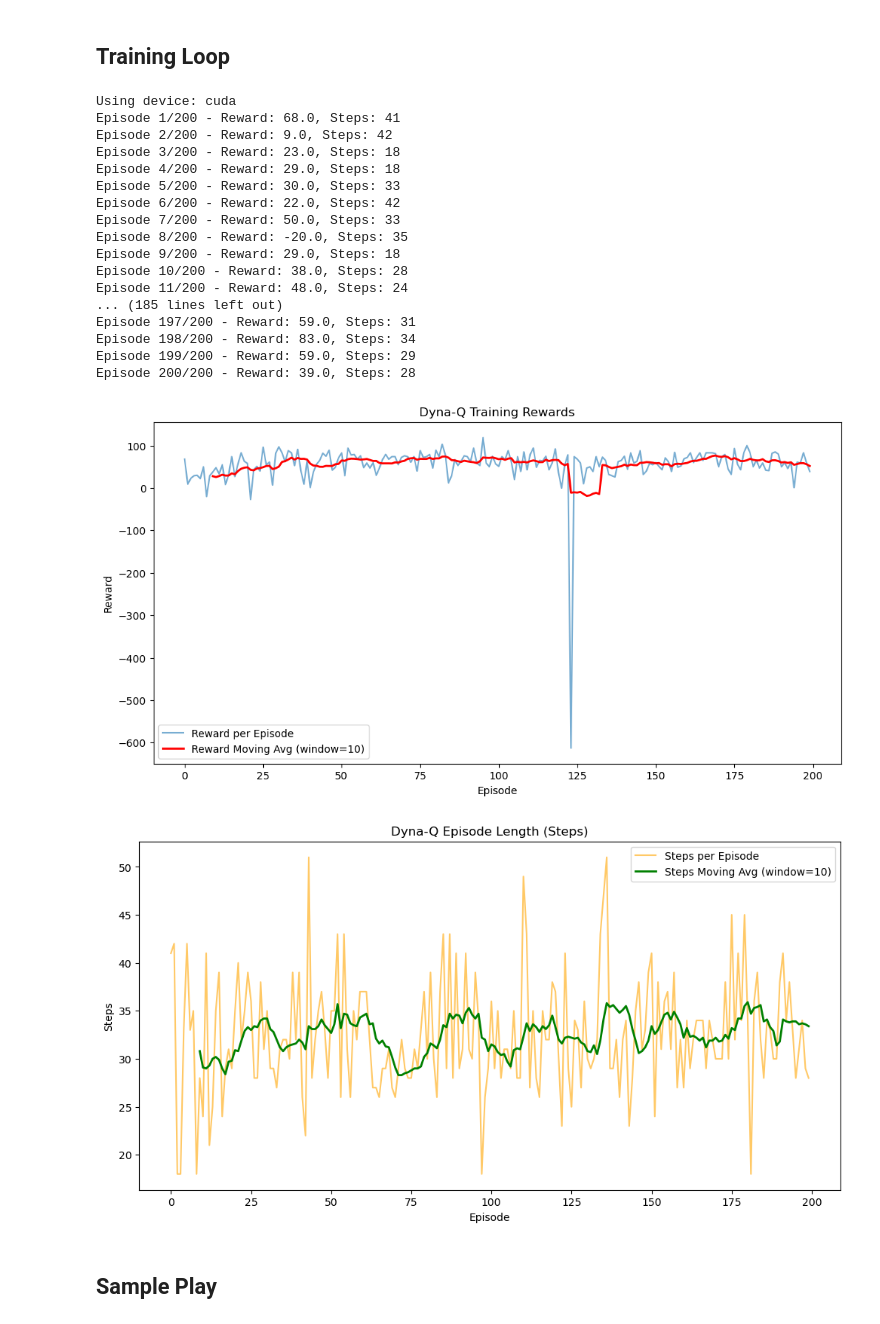
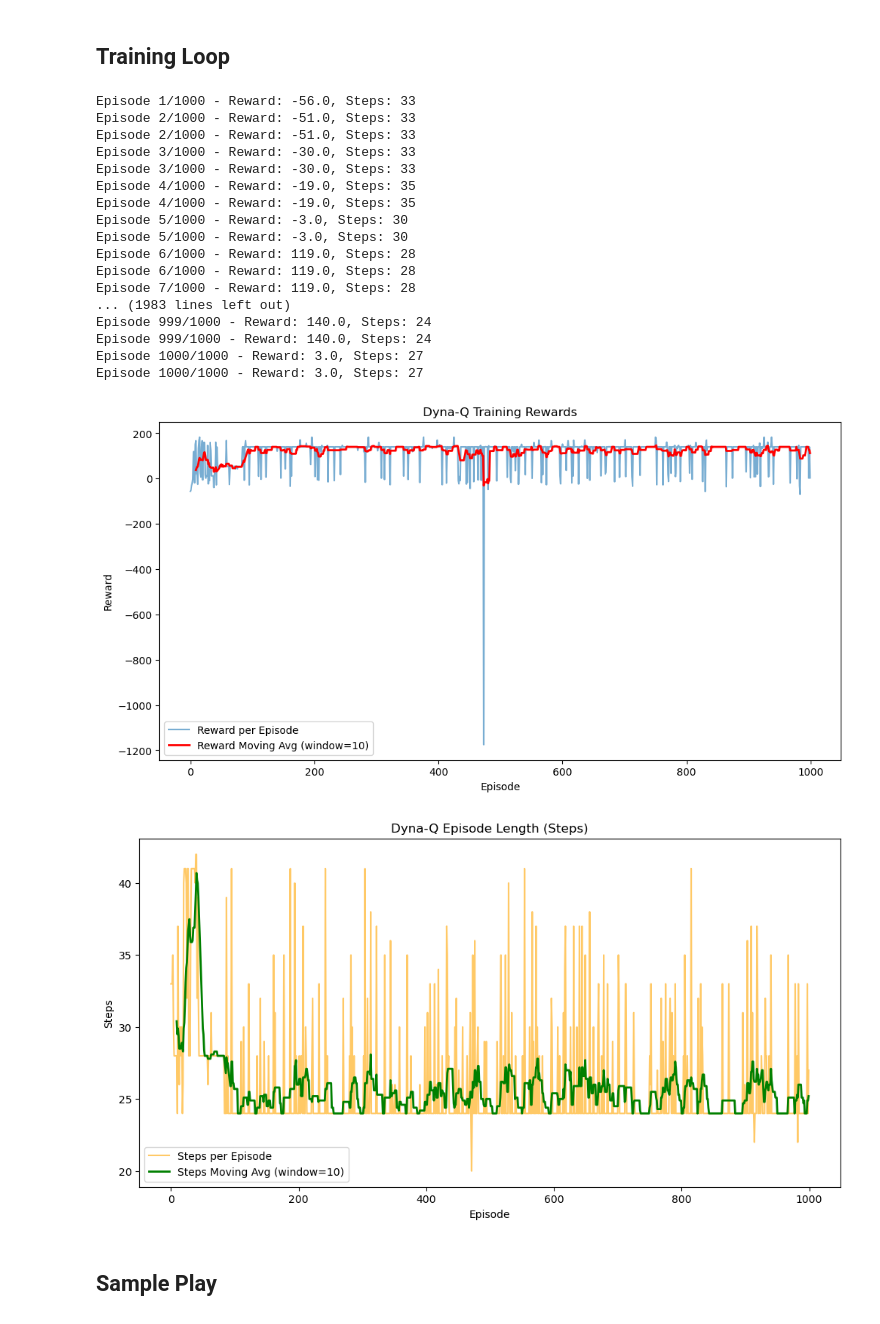
Before and after one commit to machiwao/CCRNFLRL_Integer_Damath, a Jupyter notebook: Damath.ipynb, the cells around one changed output. Drawn from its saved outputs; the diff is of its cells as text; code cells hidden in the pictures.

```diff
--- a/Damath.ipynb
+++ b/Damath.ipynb
@@ -310,19 +374,13 @@ class DynaQAgent:
 # %% [markdown]
 ## Training Loop
 # %%
-# --- Auto-select device ---
-device = torch.device("cuda" if torch.cuda.is_available() else "cpu")
-print("Using device:", device)
+env = DamathEnvironment(device=device)
+agent = DynaQAgent(planning_steps=50)
 
-# --- Create environment & agent ---
-env = DamathEnvironment(device=device)
-agent = DynaQAgent(actions=lambda s: [], planning_steps=5)
-
-# --- Track results ---
 rewards_per_episode = []
 steps_per_episode = []
 
-episodes = 200  # lower for testing
+episodes = 1000
 for ep in range(episodes):
     state = env.reset().to(device)
     done = False
@@ -343,52 +401,53 @@ for ep in range(episodes):
 
         next_actions = env.get_all_valid_actions()
         agent.learn(str(state.tolist()), action, reward, str(next_state.tolist()), next_actions)
         state = next_state
 
     rewards_per_episode.append(total_reward)
     steps_per_episode.append(steps)
     print(f"Episode {ep+1}/{episodes} - Reward: {total_reward}, Steps: {steps}")
 
+
 # --- Moving averages ---
 window = 10
 reward_avg = np.convolve(rewards_per_episode, np.ones(window)/window, mode="valid")
 steps_avg = np.convolve(steps_per_episode, np.ones(window)/window, mode="valid")
 
 # --- Plot Rewards ---
 plt.figure(figsize=(12,6))
 plt.plot(rewards_per_episode, label="Reward per Episode", alpha=0.6)
 plt.plot(range(window-1, episodes), reward_avg, label=f"Reward Moving Avg (window={window})", color="red", linewidth=2)
 plt.xlabel("Episode"); plt.ylabel("Reward")
 plt.title("Dyna-Q Training Rewards")
 plt.legend(); plt.show()
 
 # --- Plot Steps ---
 plt.figure(figsize=(12,6))
 plt.plot(steps_per_episode, label="Steps per Episode", alpha=0.6, color="orange")
 plt.plot(range(window-1, episodes), steps_avg, label=f"Steps Moving Avg (window={window})", color="green", linewidth=2)
 plt.xlabel("Episode"); plt.ylabel("Steps")
 plt.title("Dyna-Q Episode Length (Steps)")
 plt.legend(); plt.show()
 # %% [output]
-Using device: cuda
-Episode 1/200 - Reward: 68.0, Steps: 41
-Episode 2/200 - Reward: 9.0, Steps: 42
-Episode 3/200 - Reward: 23.0, Steps: 18
-Episode 4/200 - Reward: 29.0, Steps: 18
-Episode 5/200 - Reward: 30.0, Steps: 33
-Episode 6/200 - Reward: 22.0, Steps: 42
-Episode 7/200 - Reward: 50.0, Steps: 33
-Episode 8/200 - Reward: -20.0, Steps: 35
-Episode 9/200 - Reward: 29.0, Steps: 18
-Episode 10/200 - Reward: 38.0, Steps: 28
-Episode 11/200 - Reward: 48.0, Steps: 24
-... (185 lines left out)
-Episode 197/200 - Reward: 59.0, Steps: 31
-Episode 198/200 - Reward: 83.0, Steps: 34
-Episode 199/200 - Reward: 59.0, Steps: 29
-Episode 200/200 - Reward: 39.0, Steps: 28
+Episode 1/1000 - Reward: -56.0, Steps: 33
+Episode 2/1000 - Reward: -51.0, Steps: 33
+Episode 2/1000 - Reward: -51.0, Steps: 33
+Episode 3/1000 - Reward: -30.0, Steps: 33
+Episode 3/1000 - Reward: -30.0, Steps: 33
+Episode 4/1000 - Reward: -19.0, Steps: 35
+Episode 4/1000 - Reward: -19.0, Steps: 35
+Episode 5/1000 - Reward: -3.0, Steps: 30
+Episode 5/1000 - Reward: -3.0, Steps: 30
+Episode 6/1000 - Reward: 119.0, Steps: 28
+Episode 6/1000 - Reward: 119.0, Steps: 28
+Episode 7/1000 - Reward: 119.0, Steps: 28
+... (1983 lines left out)
+Episode 999/1000 - Reward: 140.0, Steps: 24
+Episode 999/1000 - Reward: 140.0, Steps: 24
+Episode 1000/1000 - Reward: 3.0, Steps: 27
+Episode 1000/1000 - Reward: 3.0, Steps: 27
-[figure, old version]
+[figure, new version]
-[figure, old version]
+[figure, new version]
 # %% [markdown]
 ## Sample Play
 # %%
```
Also changed, not shown: parts of 3 cells of this notebook.
